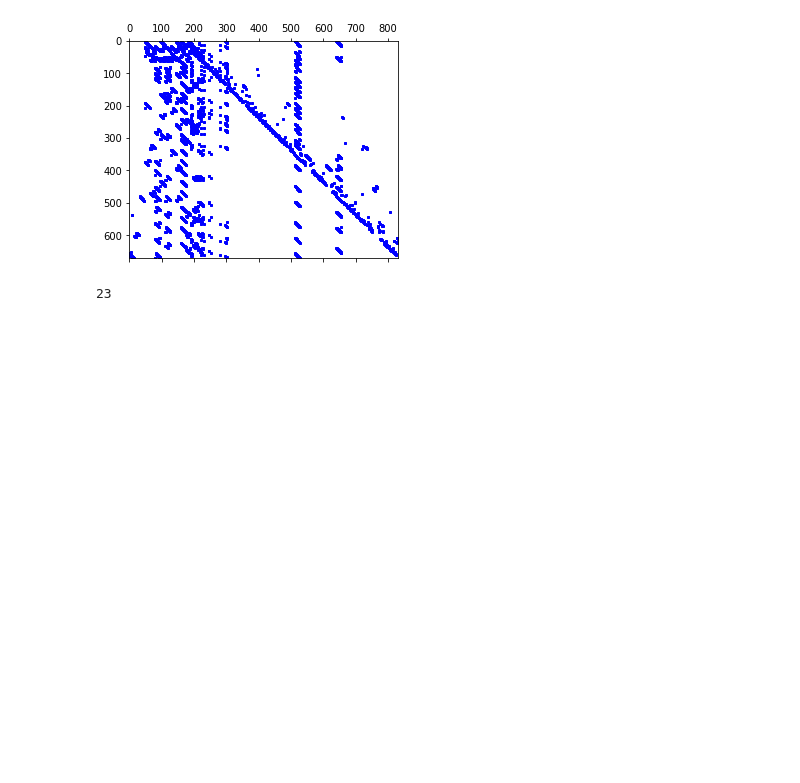
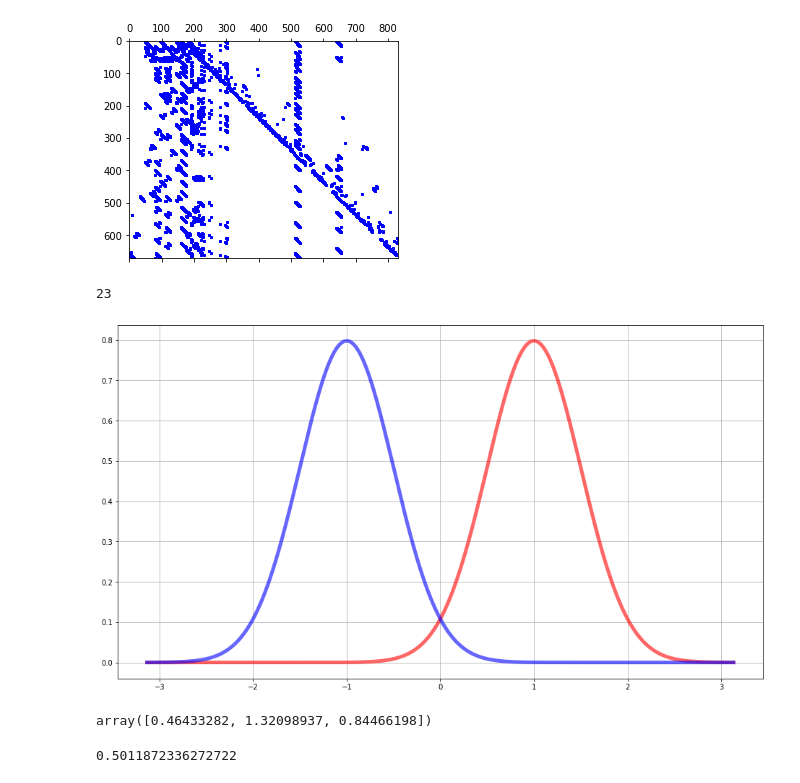
Before and after one commit to desperandumbellum/5G_ldpc, a Jupyter notebook: main.ipynb, the cells around one changed output. Saved outputs shown, nothing was run; the diff lists cells and outputs as text; code cells hidden in the pictures; blank space fills up the shorter version.

Commit message:
awgn

```diff
--- a/main.ipynb
+++ b/main.ipynb
@@ -97,0 +103,39 @@ max(np.sum(H, axis = 0)
+# %%
+sigma  = 0.5
+args0 = {'loc': 1,  'scale': sigma}
+args1 = {'loc': -1, 'scale': sigma}
+
+x = np.linspace(awgn.ppf(1e-5, **args1),
+                awgn.ppf(1 - 1e-5, **args0), 1000)
+
+plt.figure(figsize=(16,9))
+plt.plot(x, awgn.pdf(x, **args0), 'r-', lw=5, alpha=0.6, label='0')
+plt.plot(x, awgn.pdf(x, **args1), 'b-', lw=5, alpha=0.6, label='1')
+plt.grid()
+plt.show()
+
+awgn.rvs(size = 3, **args0)
+# %% [output]
+[figure, added]
+array([0.46433282, 1.32098937, 0.84466198])
+# %%
+def encoder(G, v, SNR, seed = 2021):
+    '''
+    SNR: Signal-Noise Ratio. SNR = 10 * lg(1 / variance) =  -20 lg (sigma) in dB.
+    '''
+    assert sum(G @ v.T % 2) == 0
+
+    # BPSK modulation: "0" -> +1., "1" -> -1.
+    x = 1 - 2*v
+
+    sigma = 10 ** (- SNR / 20)
+    display(sigma)
+    np.random.seed(seed = seed)
+    e = awgn.rvs(size = x.shape, scale = sigma)
+
+    y = x + e
+    return y
+
+y = encoder(G = G, v = A[3, :], SNR = 6)
+# %% [output]
+0.5011872336272722
```
Also changed, not shown: parts of 3 cells of this notebook.
